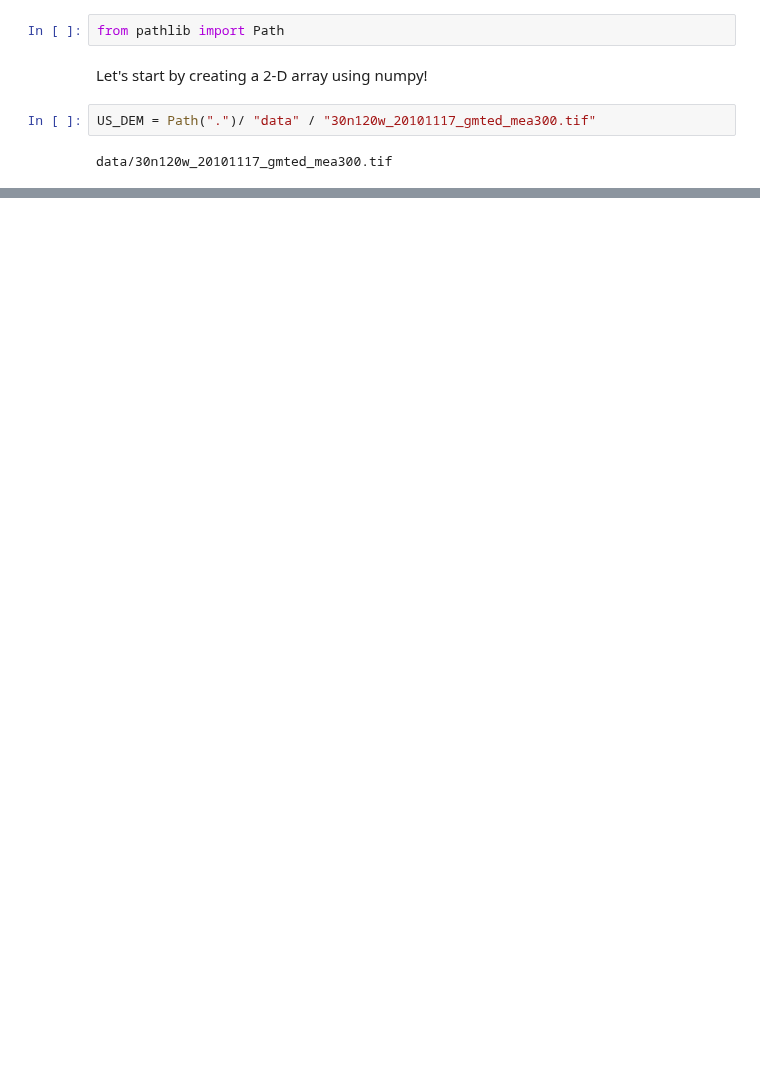
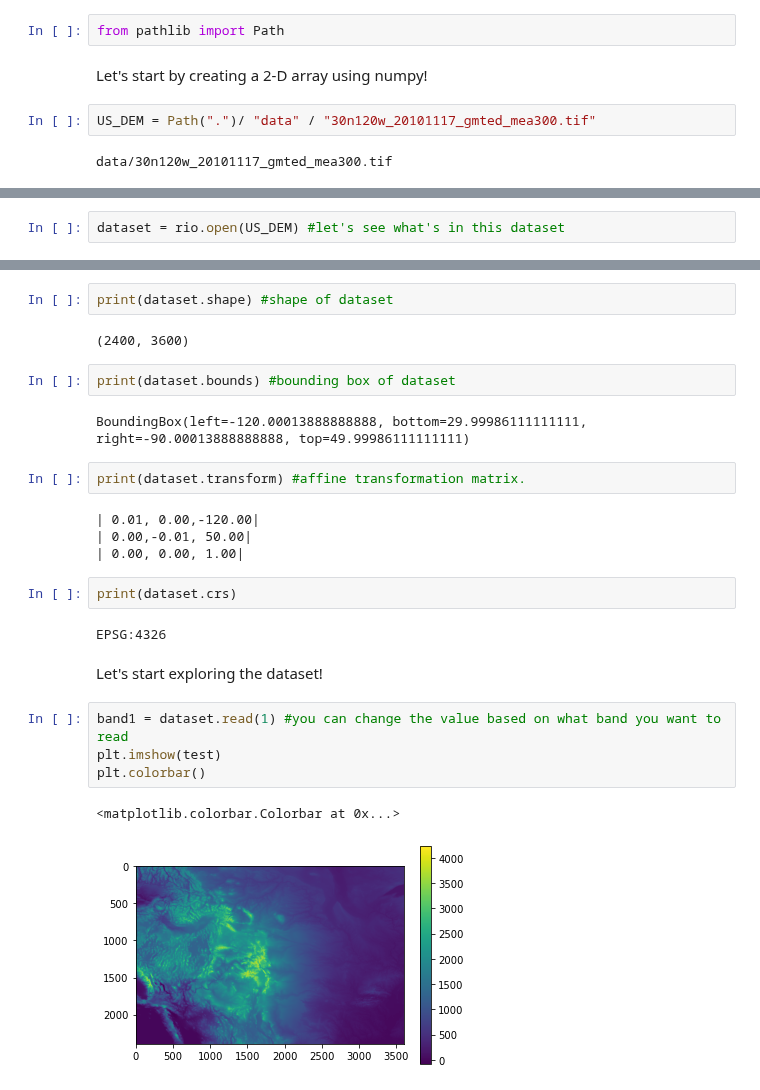
Before and after one commit to CodeToCommunicate/CoCoLessons, a Jupyter notebook: 09_RasterioIntro.ipynb, the cells around one changed output, grey strips where cells are left out. Saved outputs shown, nothing was run; the diff lists cells and outputs as text; blank space fills up the shorter version.

```diff
--- a/09_RasterioIntro.ipynb
+++ b/09_RasterioIntro.ipynb
@@ -26,0 +29,2 @@ import rasterio as rio
+# %%
+dataset = rio.open(US_DEM) #let's see what's in this dataset
@@ -26,0 +46,27 @@ import rasterio as rio
+# %%
+print(dataset.shape) #shape of dataset
+# %% [output]
+(2400, 3600)
+# %%
+print(dataset.bounds) #bounding box of dataset
+# %% [output]
+BoundingBox(left=-120.00013888888888, bottom=29.99986111111111, right=-90.00013888888888, top=49.99986111111111)
+# %%
+print(dataset.transform) #affine transformation matrix.
+# %% [output]
+| 0.01, 0.00,-120.00|
+| 0.00,-0.01, 50.00|
+| 0.00, 0.00, 1.00|
+# %%
+print(dataset.crs)
+# %% [output]
+EPSG:4326
+# %% [markdown]
+Let's start exploring the dataset!
+# %%
+band1 = dataset.read(1) #you can change the value based on what band you want to read
+plt.imshow(test)
+plt.colorbar()
+# %% [output]
+<matplotlib.colorbar.Colorbar at 0x...>
+[figure, added]
```
Also changed, not shown: parts of 19 cells of this notebook, 3 other files.
